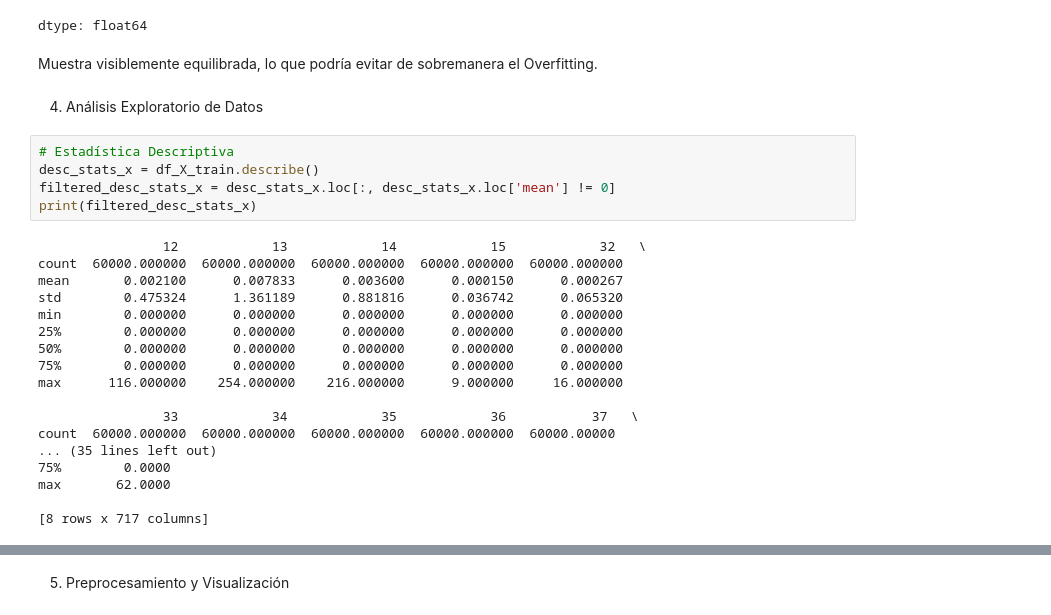
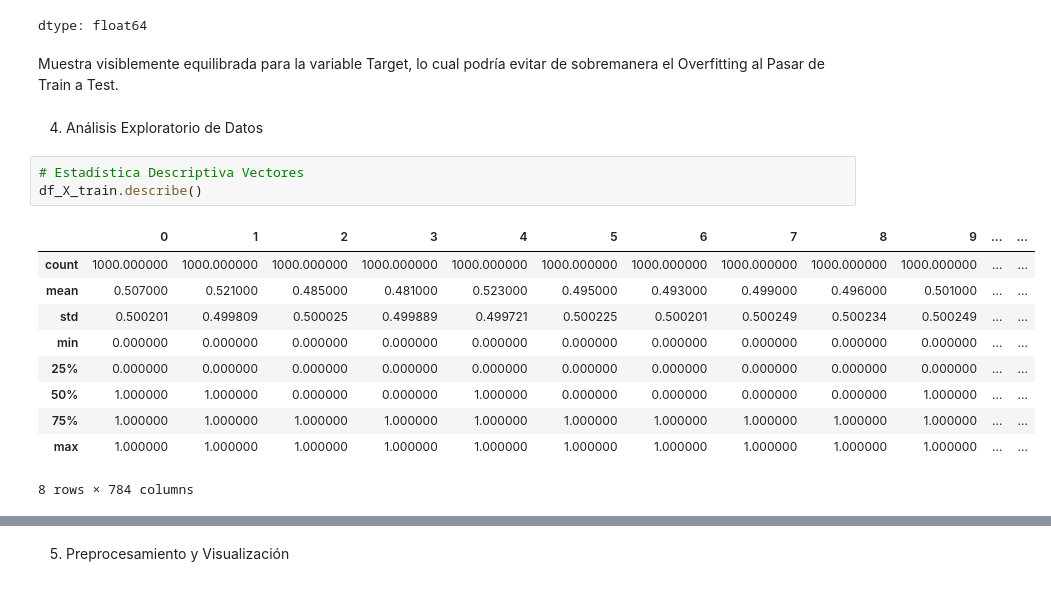
Before and after one commit to jfdonosom/Notebooks, a Jupyter notebook: Entrega_Final_DS_III_Donoso_Mendieta.ipynb, the cells around one changed output, grey strips where cells are left out. Cells and saved outputs as stored; diff of their text form.

```diff
--- a/Entrega_Final_DS_III_Donoso_Mendieta.ipynb
+++ b/Entrega_Final_DS_III_Donoso_Mendieta.ipynb
@@ -107,29 +115,20 @@ print(df_y_train[:5])
 | 9 | 9.9 |
 dtype: float64
 # %% [markdown]
-Muestra visiblemente equilibrada, lo que podría evitar de sobremanera el Overfitting.
+Muestra visiblemente equilibrada para la variable Target, lo cual podría evitar de sobremanera el Overfitting al Pasar de Train a Test.
 # %% [markdown]
 4. Análisis Exploratorio de Datos
 # %%
-# Estadística Descriptiva
-desc_stats_x = df_X_train.describe()
-filtered_desc_stats_x = desc_stats_x.loc[:, desc_stats_x.loc['mean'] != 0]
-print(filtered_desc_stats_x)
+# Estadística Descriptiva Vectores
+df_X_train.describe()
 # %% [output]
+|  | 0 | 1 | 2 | 3 | 4 | 5 | 6 | 7 | 8 | 9 | ... | ... |
+| count | 1000.000000 | 1000.000000 | 1000.000000 | 1000.000000 | 1000.000000 | 1000.000000 | 1000.000000 | 1000.000000 | 1000.000000 | 1000.000000 | ... | ... |
+| mean | 0.507000 | 0.521000 | 0.485000 | 0.481000 | 0.523000 | 0.495000 | 0.493000 | 0.499000 | 0.496000 | 0.501000 | ... | ... |
+| std | 0.500201 | 0.499809 | 0.500025 | 0.499889 | 0.499721 | 0.500225 | 0.500201 | 0.500249 | 0.500234 | 0.500249 | ... | ... |
+| min | 0.000000 | 0.000000 | 0.000000 | 0.000000 | 0.000000 | 0.000000 | 0.000000 | 0.000000 | 0.000000 | 0.000000 | ... | ... |
+| 25% | 0.000000 | 0.000000 | 0.000000 | 0.000000 | 0.000000 | 0.000000 | 0.000000 | 0.000000 | 0.000000 | 0.000000 | ... | ... |
+| 50% | 1.000000 | 1.000000 | 0.000000 | 0.000000 | 1.000000 | 0.000000 | 0.000000 | 0.000000 | 0.000000 | 1.000000 | ... | ... |
+| 75% | 1.000000 | 1.000000 | 1.000000 | 1.000000 | 1.000000 | 1.000000 | 1.000000 | 1.000000 | 1.000000 | 1.000000 | ... | ... |
+| max | 1.000000 | 1.000000 | 1.000000 | 1.000000 | 1.000000 | 1.000000 | 1.000000 | 1.000000 | 1.000000 | 1.000000 | ... | ... |
-                12            13            14            15            32   \
-count  60000.000000  60000.000000  60000.000000  60000.000000  60000.000000
-mean       0.002100      0.007833      0.003600      0.000150      0.000267
-std        0.475324      1.361189      0.881816      0.036742      0.065320
-min        0.000000      0.000000      0.000000      0.000000      0.000000
-25%        0.000000      0.000000      0.000000      0.000000      0.000000
-50%        0.000000      0.000000      0.000000      0.000000      0.000000
-75%        0.000000      0.000000      0.000000      0.000000      0.000000
-max      116.000000    254.000000    216.000000      9.000000     16.000000
-
-                33            34            35            36           37   \
-count  60000.000000  60000.000000  60000.000000  60000.000000  60000.00000
-... (35 lines left out)
-75%        0.0000
-max       62.0000
-
-[8 rows x 717 columns]
+8 rows × 784 columns
```
Also changed, not shown: parts of 43 cells of this notebook.
